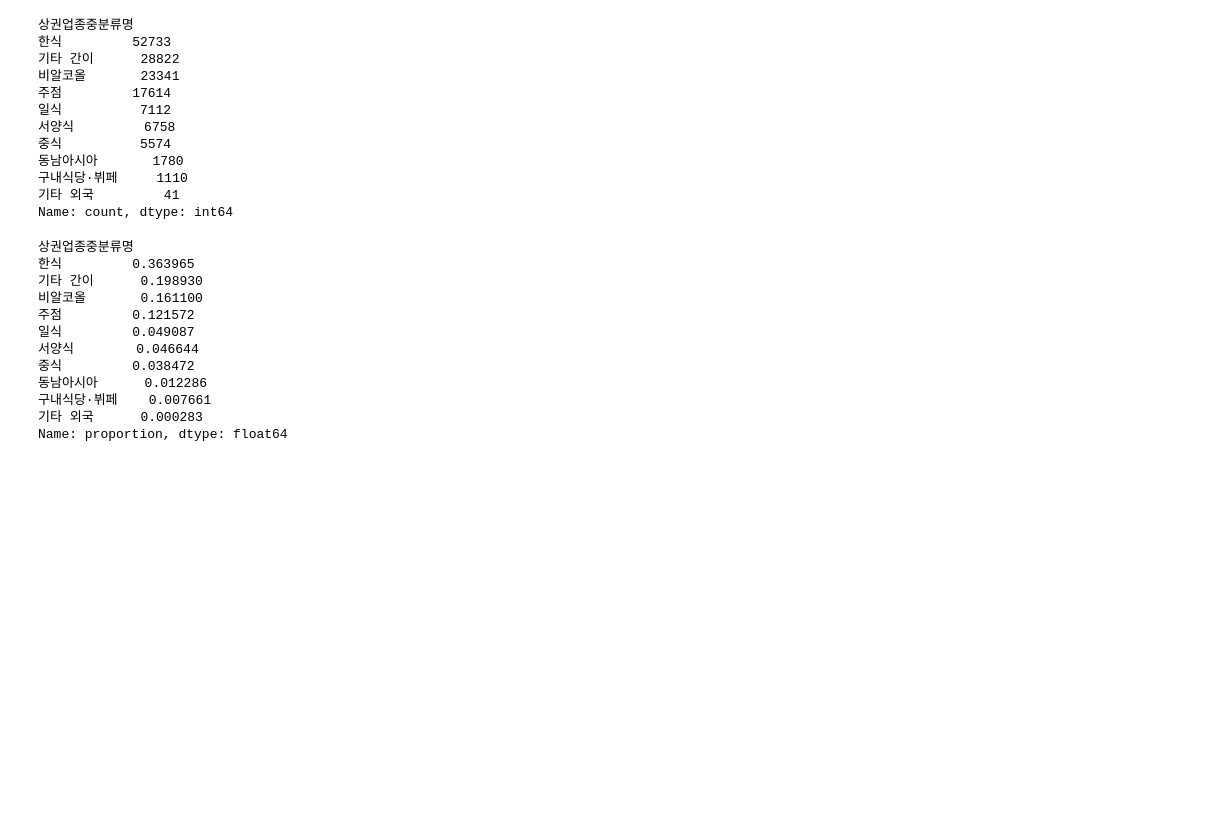
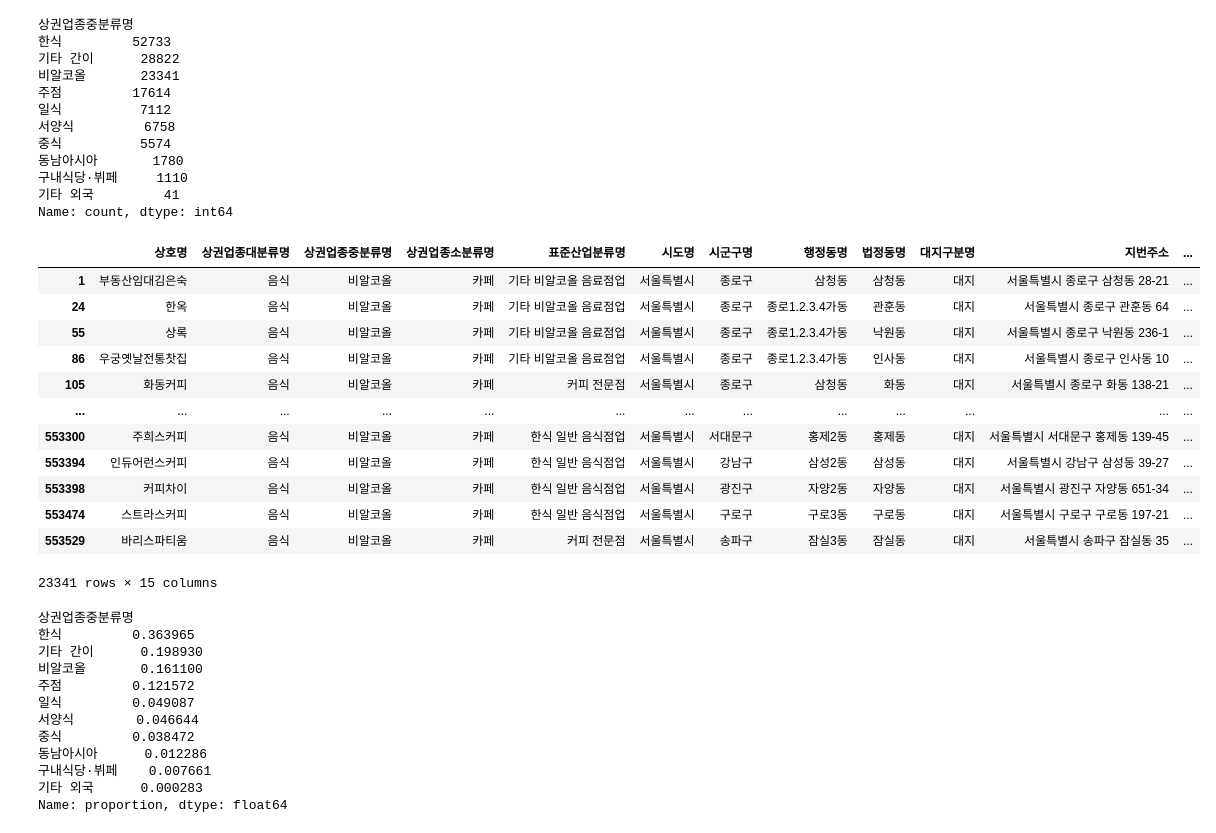
Before and after one commit to JongHyun070105/BigDataAnalyzing2025, a Jupyter notebook: 상가상권정보_30710.ipynb, the cells around one changed output. Saved outputs shown, nothing was run; the diff lists cells and outputs as text; code cells hidden in the pictures; blank space fills up the shorter version.

```diff
--- a/상가상권정보_30710.ipynb
+++ b/상가상권정보_30710.ipynb
@@ -797,4 +819,22 @@ df[df['상권업종대분류명'] == '음식']['상권업종중분류명'].value
 구내식당·뷔페     1110
 기타 외국         41
 Name: count, dtype: int64
+# %%
+# 데이터는 띄어쓰기도 데이터에 포함됨
+# unique() 를 이용해서 데이터 값 확인 필요
+df[df['상권업종중분류명'] =='비알코올 ']
+# %% [output]
+|  | 상호명 | 상권업종대분류명 | 상권업종중분류명 | 상권업종소분류명 | 표준산업분류명 | 시도명 | 시군구명 | 행정동명 | 법정동명 | 대지구분명 | 지번주소 | ... |
+| 1 | 부동산임대김은숙 | 음식 | 비알코올 | 카페 | 기타 비알코올 음료점업 | 서울특별시 | 종로구 | 삼청동 | 삼청동 | 대지 | 서울특별시 종로구 삼청동 28-21 | ... |
+| 24 | 한옥 | 음식 | 비알코올 | 카페 | 기타 비알코올 음료점업 | 서울특별시 | 종로구 | 종로1.2.3.4가동 | 관훈동 | 대지 | 서울특별시 종로구 관훈동 64 | ... |
+| 55 | 상록 | 음식 | 비알코올 | 카페 | 기타 비알코올 음료점업 | 서울특별시 | 종로구 | 종로1.2.3.4가동 | 낙원동 | 대지 | 서울특별시 종로구 낙원동 236-1 | ... |
+| 86 | 우궁옛날전통찻집 | 음식 | 비알코올 | 카페 | 기타 비알코올 음료점업 | 서울특별시 | 종로구 | 종로1.2.3.4가동 | 인사동 | 대지 | 서울특별시 종로구 인사동 10 | ... |
+| 105 | 화동커피 | 음식 | 비알코올 | 카페 | 커피 전문점 | 서울특별시 | 종로구 | 삼청동 | 화동 | 대지 | 서울특별시 종로구 화동 138-21 | ... |
+| ... | ... | ... | ... | ... | ... | ... | ... | ... | ... | ... | ... | ... |
+| 553300 | 주희스커피 | 음식 | 비알코올 | 카페 | 한식 일반 음식점업 | 서울특별시 | 서대문구 | 홍제2동 | 홍제동 | 대지 | 서울특별시 서대문구 홍제동 139-45 | ... |
+| 553394 | 인듀어런스커피 | 음식 | 비알코올 | 카페 | 한식 일반 음식점업 | 서울특별시 | 강남구 | 삼성2동 | 삼성동 | 대지 | 서울특별시 강남구 삼성동 39-27 | ... |
+| 553398 | 커피차이 | 음식 | 비알코올 | 카페 | 한식 일반 음식점업 | 서울특별시 | 광진구 | 자양2동 | 자양동 | 대지 | 서울특별시 광진구 자양동 651-34 | ... |
+| 553474 | 스트라스커피 | 음식 | 비알코올 | 카페 | 한식 일반 음식점업 | 서울특별시 | 구로구 | 구로3동 | 구로동 | 대지 | 서울특별시 구로구 구로동 197-21 | ... |
+| 553529 | 바리스파티움 | 음식 | 비알코올 | 카페 | 커피 전문점 | 서울특별시 | 송파구 | 잠실3동 | 잠실동 | 대지 | 서울특별시 송파구 잠실동 35 | ... |
+23341 rows × 15 columns
 # %%
```
Also changed, not shown: parts of 32 cells of this notebook.
